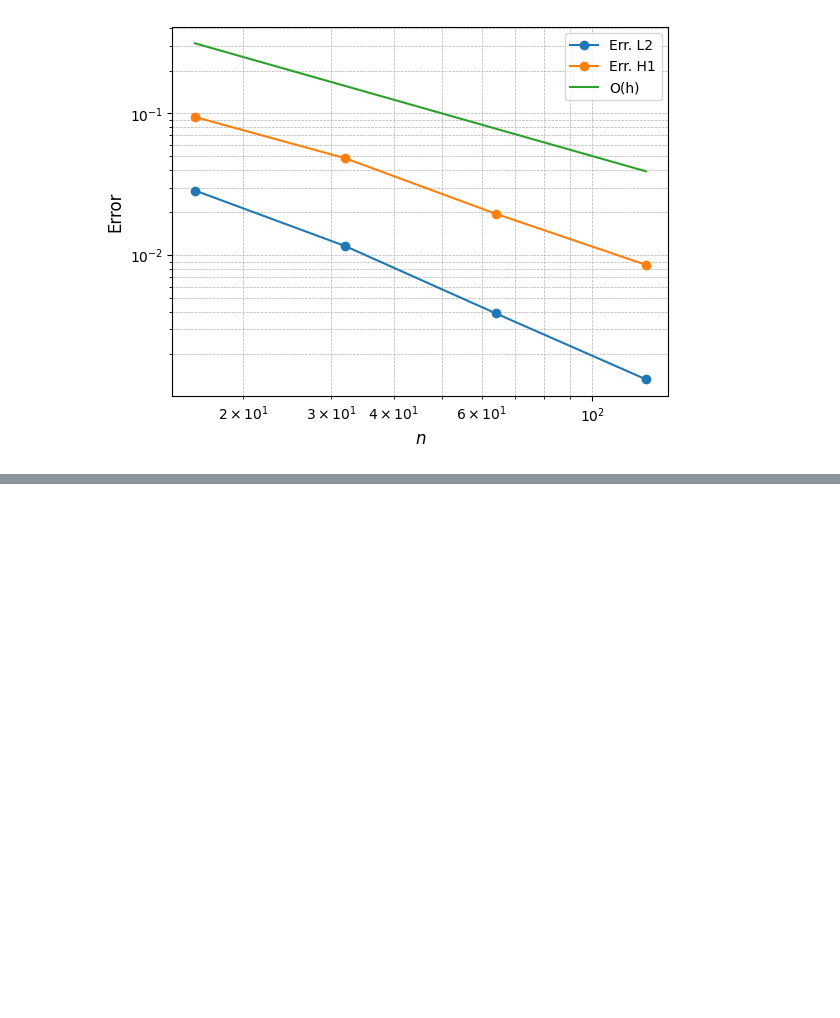
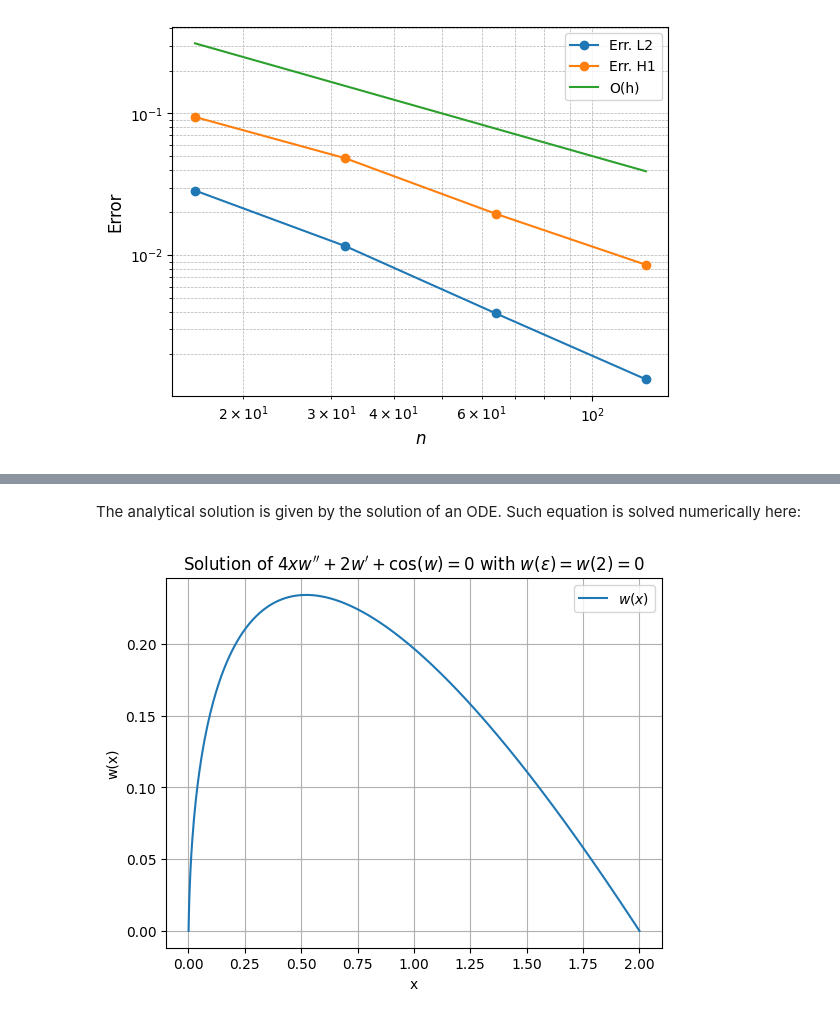
Before and after one commit to lucaciarimboli/tesi, a Jupyter notebook: Firedrake/GradShafranov.ipynb, the cells around one changed output, grey strips where cells are left out. Drawn from its saved outputs; the diff is of its cells as text; code cells hidden in the pictures; blank space fills up the shorter version.

```diff
--- a/Firedrake/GradShafranov.ipynb
+++ b/Firedrake/GradShafranov.ipynb
@@ -333,0 +370,34 @@ plt.grid(True, which="both", linestyle="--", linewidth=0.5)
+# %% [markdown]
+The analytical solution is given by the solution of an ODE. Such equation is solved numerically here:
+# %%
+# Solve numerically the ODE:
+from scipy.integrate import solve_bvp
+
+small_x = 1e-3 # to avoid singularity
+
+def ode_system(x, y):
+    dydx = np.zeros_like(y)
+    dydx[0] = y[1]
+    dydx[1] = - (1 / (4 * x)) * (2 * y[1] + np.cos(y[0]))
+    return dydx
+
+# Boundary conditions: w(epsilon) = 0, w(2) = 0
+def bc(ya, yb):
+    return np.array([ya[0], yb[0]])
+
+xx = np.linspace(small_x, 2, 500)
+w_guess = np.zeros((2, xx.size))
+
+sol = solve_bvp(ode_system, bc, xx, w_guess)
+
+# Plot the solution
+import matplotlib.pyplot as plt
+plt.plot(sol.x, sol.y[0], label=r"$w(x)$")
+plt.xlabel("x")
+plt.ylabel("w(x)")
+plt.title(r"Solution of $4x w'' + 2 w' + \cos(w) = 0$ with $w(\varepsilon) = w(2) = 0$")
+plt.grid(True)
+plt.legend()
+plt.show()
+# %% [output]
+[figure, added]
```
Also changed, not shown: parts of 5 cells of this notebook.
